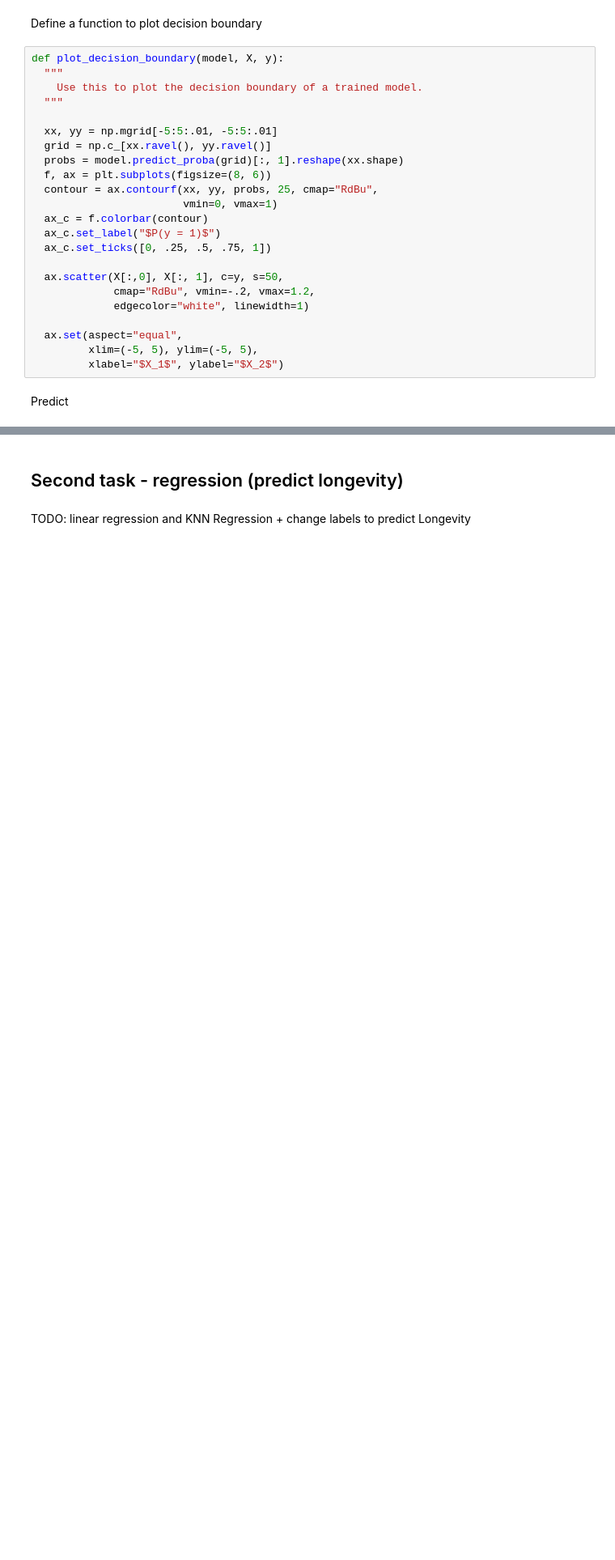
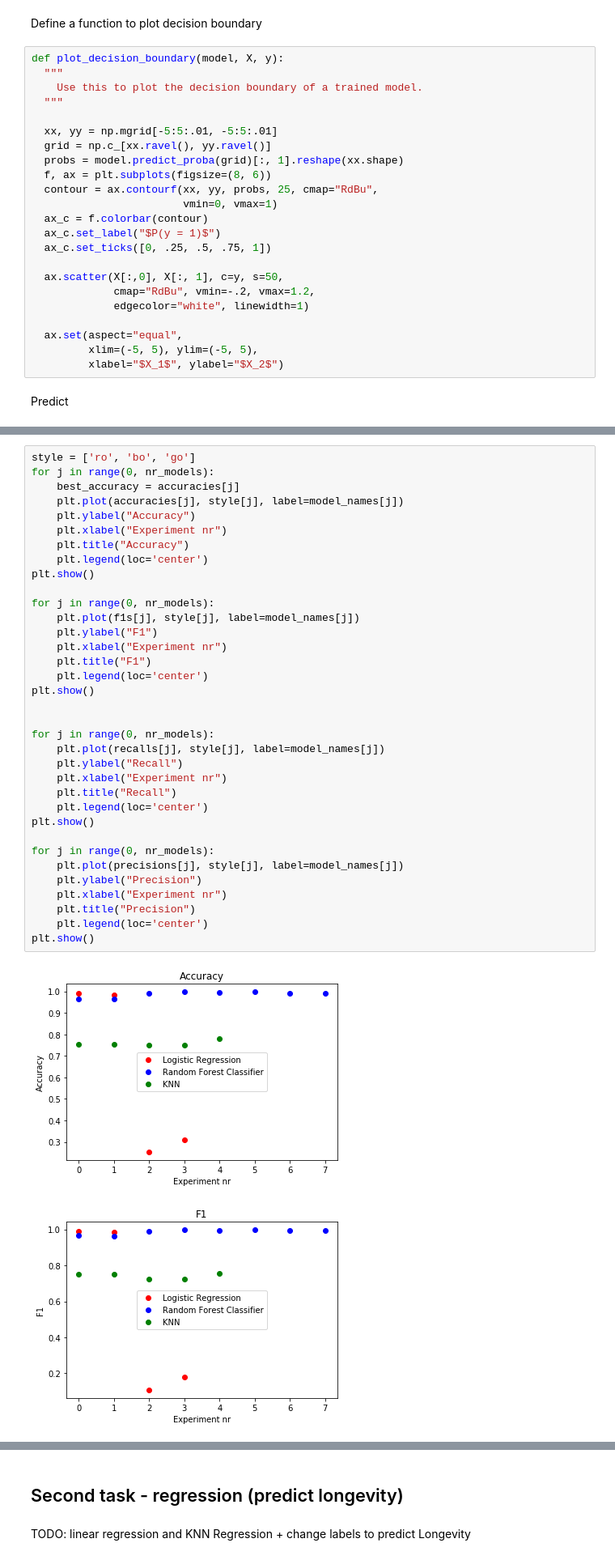
Before and after one commit to mdiannna/MachineLearningHomeworks, a Jupyter notebook: Homework1.ipynb, the cells around one changed output, grey strips where cells are left out. Shown at 81% size. Drawn from its saved outputs; the diff is of its cells as text; blank space fills up the shorter version.

Commit message:
Added tables and visualisation of the results

```diff
--- a/Homework1.ipynb
+++ b/Homework1.ipynb
@@ -483,0 +593,38 @@ weighted avg       0.80      0.79      0.78       375
+# %%
+style = ['ro', 'bo', 'go']
+for j in range(0, nr_models):
+    best_accuracy = accuracies[j]
+    plt.plot(accuracies[j], style[j], label=model_names[j])
+    plt.ylabel("Accuracy")
+    plt.xlabel("Experiment nr")
+    plt.title("Accuracy")
+    plt.legend(loc='center')
+plt.show()
+
+for j in range(0, nr_models):
+    plt.plot(f1s[j], style[j], label=model_names[j])
+    plt.ylabel("F1")
+    plt.xlabel("Experiment nr")
+    plt.title("F1")
+    plt.legend(loc='center')
+plt.show()
+
+
+for j in range(0, nr_models):
+    plt.plot(recalls[j], style[j], label=model_names[j])
+    plt.ylabel("Recall")
+    plt.xlabel("Experiment nr")
+    plt.title("Recall")
+    plt.legend(loc='center')
+plt.show()
+
+for j in range(0, nr_models):
+    plt.plot(precisions[j], style[j], label=model_names[j])
+    plt.ylabel("Precision")
+    plt.xlabel("Experiment nr")
+    plt.title("Precision")
+    plt.legend(loc='center')
+plt.show()
+# %% [output]
+[figure, added]
+[figure, added]
```
Also changed, not shown: parts of 17 cells of this notebook, 1 other file.
